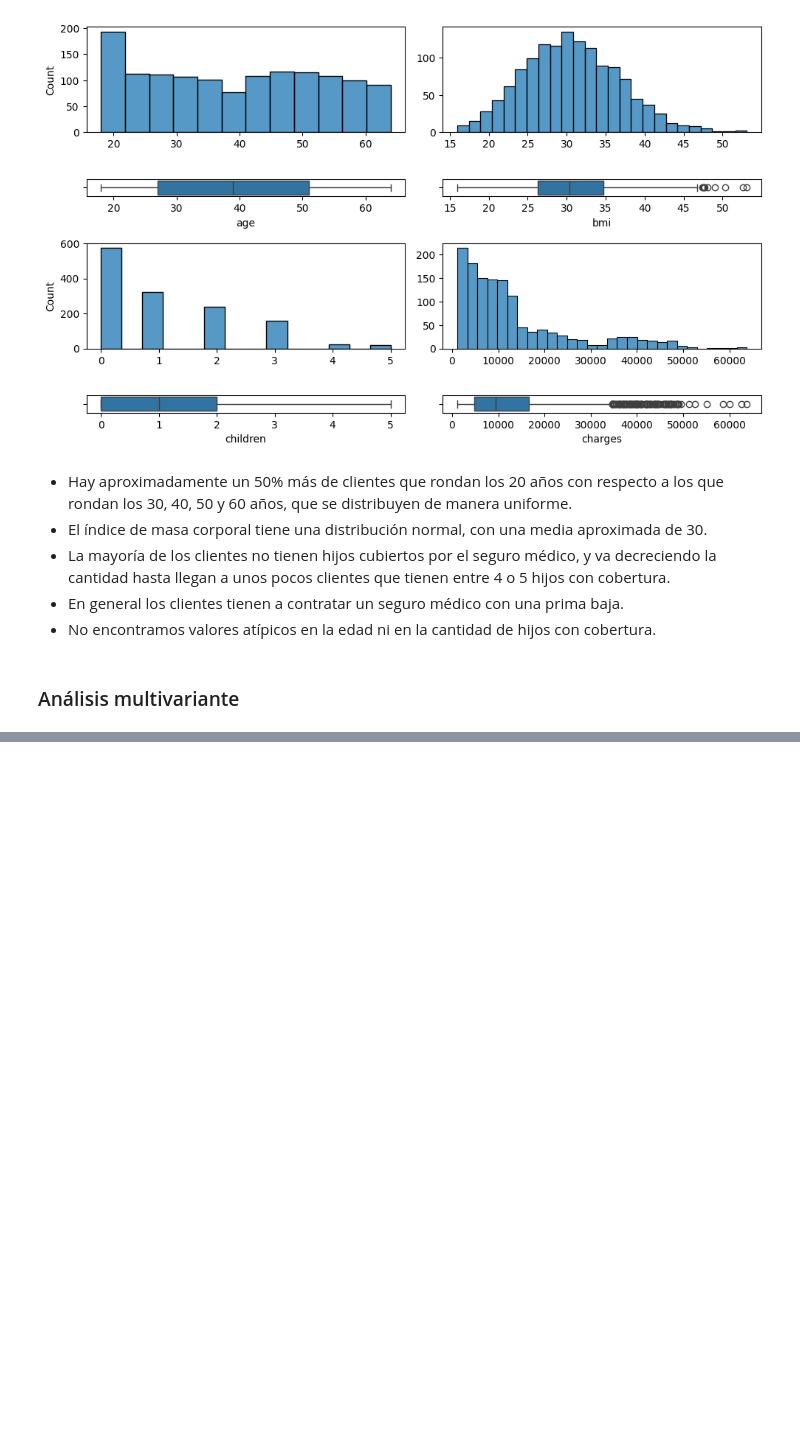
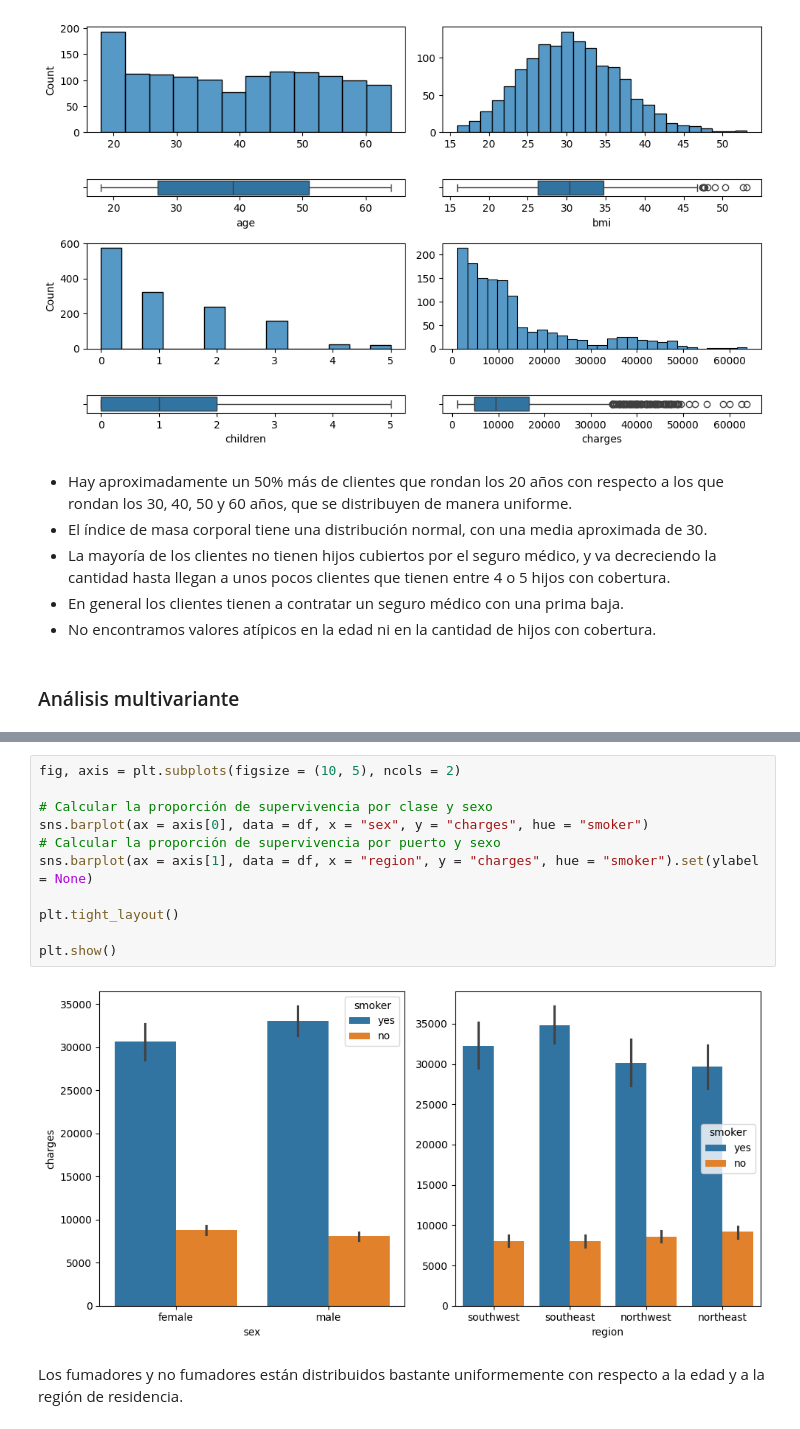
Before and after one commit to 4GeeksAcademy/Tutorial-de-Proyecto-de-Regresi-n-Lineal-VLG, a Jupyter notebook: src/explore.ipynb, the cells around one changed output, grey strips where cells are left out. Cells and saved outputs as stored; diff of their text form; blank space fills up the shorter version.

```diff
--- a/src/explore.ipynb
+++ b/src/explore.ipynb
@@ -195,0 +193,15 @@ for var in categorical_vars:
+# %%
+fig, axis = plt.subplots(figsize = (10, 5), ncols = 2)
+
+# Calcular la proporción de supervivencia por clase y sexo
+sns.barplot(ax = axis[0], data = df, x = "sex", y = "charges", hue = "smoker")
+# Calcular la proporción de supervivencia por puerto y sexo
+sns.barplot(ax = axis[1], data = df, x = "region", y = "charges", hue = "smoker").set(ylabel = None)
+
+plt.tight_layout()
+
+plt.show()
+# %% [output]
+[figure, added]
+# %% [markdown]
+Los fumadores y no fumadores están distribuidos bastante uniformemente con respecto a la edad y a la región de residencia.
```
Also changed, not shown: parts of 10 cells of this notebook.
